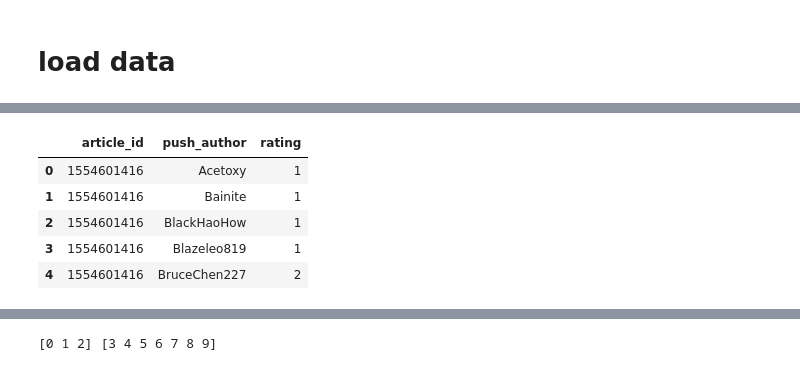
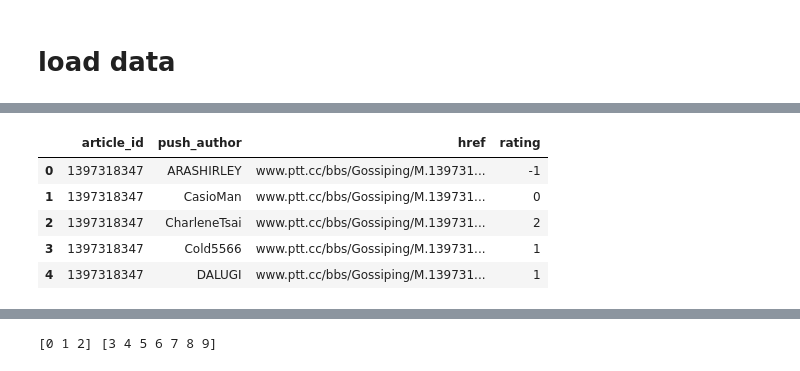
Before and after one commit to z76316/See26, a Jupyter notebook: model/recommender-system.ipynb, the cells around one changed output, grey strips where cells are left out. Drawn from its saved outputs; the diff is of its cells as text; code cells hidden in the pictures.

```diff
--- a/model/recommender-system.ipynb
+++ b/model/recommender-system.ipynb
@@ -20,7 +22,7 @@ import matplotlib.pyplot as plt
 # display(a)
 # a.groupby(['movie', 'user'])["rating"].sum().reset_index()
 # %%
-path=os.path.join('.','dataset','nba.pickle')
+path=os.path.join('.','dataset','gossiping.pickle')
 data=pd.read_pickle(path)
 data.head(1)
 # %% [output]
@@ -29,27 +31,27 @@ data.head(1)
 # %%
 # columns=['article_id','push_author','label']
 # data2=data[columns].copy()
 # data2['label']=data2['label'].apply(lambda x: -1 if x==0 else 1)
 # data2=data2.sort_values(by=['article_id','push_author'])
 # data2
 
 def change_label(data):
-    columns=['article_id','push_author','label']
+    columns=['article_id','push_author','label','href']
     data2=data[columns].copy()
     data2['label']=data2['label'].apply(lambda x: -1 if x==0 else 1)
     data2=data2.sort_values(by=['article_id','push_author'])
 
-    data2=data2.groupby(['article_id', 'push_author'])["label"].sum().reset_index()
+    data2=data2.groupby(['article_id', 'push_author','href'])["label"].sum().reset_index()
     data2=data2.rename(columns={'label':'rating'})
 
     return data2
 
 data2=change_label(data)
 data2.head(5)
 # %% [output]
-|  | article_id | push_author | rating |
-| 0 | 1554601416 | Acetoxy | 1 |
-| 1 | 1554601416 | Bainite | 1 |
-| 2 | 1554601416 | BlackHaoHow | 1 |
-| 3 | 1554601416 | Blazeleo819 | 1 |
-| 4 | 1554601416 | BruceChen227 | 2 |
+|  | article_id | push_author | href | rating |
+| 0 | 1397318347 | ARASHIRLEY | www.ptt.cc/bbs/Gossiping/M.139731... | -1 |
+| 1 | 1397318347 | CasioMan | www.ptt.cc/bbs/Gossiping/M.139731... | 0 |
+| 2 | 1397318347 | CharleneTsai | www.ptt.cc/bbs/Gossiping/M.139731... | 2 |
+| 3 | 1397318347 | Cold5566 | www.ptt.cc/bbs/Gossiping/M.139731... | 1 |
+| 4 | 1397318347 | DALUGI | www.ptt.cc/bbs/Gossiping/M.139731... | 1 |
```
Also changed, not shown: parts of 12 cells of this notebook, 2 other files.
